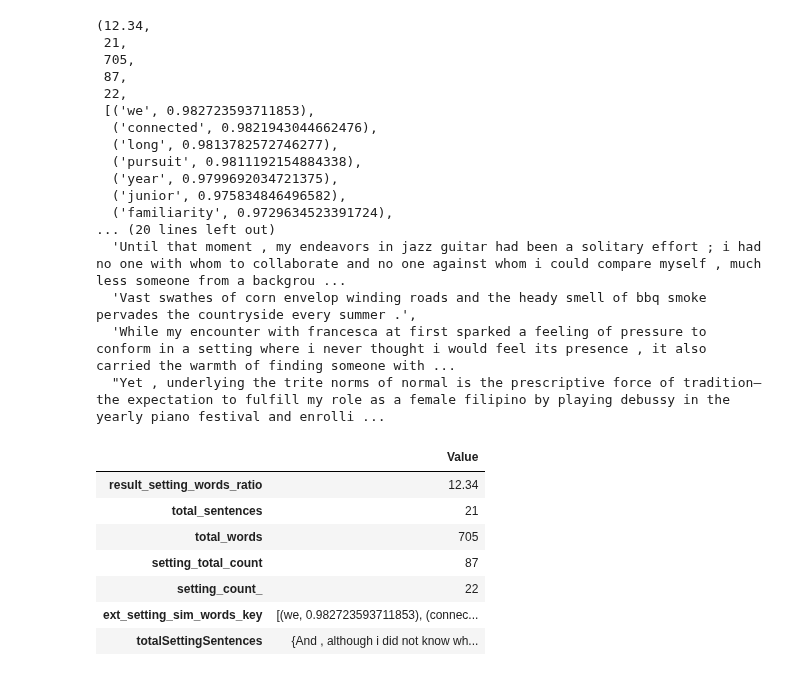
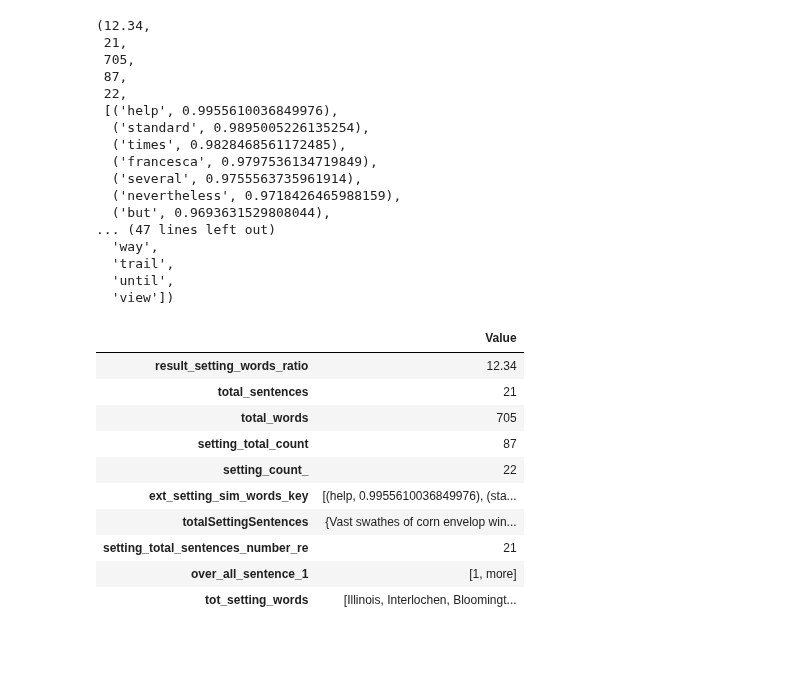
Before and after one commit to kwangilkimkenny/Story_Analysis, a Jupyter notebook: Accu-Critique/Setting/setting_for_dev.ipynb, the cells around one changed output. Cells and saved outputs as stored; diff of their text form; code cells hidden in the pictures; blank space fills up the shorter version.

```diff
--- a/Accu-Critique/Setting/setting_for_dev.ipynb
+++ b/Accu-Critique/Setting/setting_for_dev.ipynb
@@ -205,7 +208,7 @@ def Setting_analysis(text):
     extract_setting_words = list(find_setting_words(text))
 
     # 문장내 모든 셋팅 단어 추출
-    tot_setting_words = extract_setting_words + filtered_setting_text__
+    tot_setting_words = extract_setting_words[1] + filtered_setting_text__
 
     # 셋팅단어가 포함된 문장을 찾아내서 추출하기
     # if 셋팅단어가 문장에 있다면, 그 문장을 추출(.로 split한 문장 리스트)해서 리스트로 저장한다.
@@ -286,7 +289,7 @@ def Setting_analysis(text):
         # print('word_tokenized:', word_tokenized)
         # print(('capital_token_text_list:', capital_token_text_list))
 
-        # 캐릭터가 표현이 포함된 최종 문장의 리트스 추출
+        # 셋팅 표현이 포함된 최종 문장의 리트스 추출
         count_ct_item = 0
         included_character_exp = []
         for ct in capital_token_text_list:
@@ -305,16 +308,37 @@ def Setting_analysis(text):
         # 최종결과물 첫 글자 대문자로 복원
 
         # 최종 결과물 중복제거
-        result_origin = set(included_character_exp)
-        return result_origin
+        result_origin = set(included_character_exp) #셋팅 단어를 사용한 총 문장을 리스트로 출력
+        setting_total_sentences_number = len(result_origin) # 셋팅 단어가 발견된 총 문장수를 구하라
+        return result_origin, setting_total_sentences_number
     ####################################################################################
 
 
     # 셋팅 단어가 포함된 모든 문장을 추출
-
-    totalSettingSentences = find_original_sentence(lower_text_input, essay_input_corpus)
+    find_origin_result = find_original_sentence(lower_text_input, essay_input_corpus)
+    totalSettingSentences = find_origin_result[0]
     #print('totalSettingSentences:', totalSettingSentences)
 
+    # 셋팅 단어가 포함된 총 문장 수
+    setting_total_sentences_number_re = find_origin_result[1]
+    ####################################################################################
+    # 합격자들의 평균 셋팅문장 사용 수(임의로 설정, 나중에 평균값 계산해서 적용할 것)
+    setting_total_sentences_number_of_admitted_student = 20
+    ####################################################################################
+
+
+    # 문장생성 부분  - Overall Emphasis on Setting의 첫 문장값 계산
+
+    if setting_total_sentences_number_re > setting_total_sentences_number_of_admitted_student:
+        less_more_numb = abs(setting_total_sentences_number_re - setting_total_sentences_number_of_admitted_student)
+        over_all_sentence_1 = [less_more_numb, 'more']
+    elif setting_total_sentences_number_re < setting_total_sentences_number_of_admitted_student:
+        less_more_numb = abs(setting_total_sentences_number_re - setting_total_sentences_number_of_admitted_student)
+        over_all_sentence_1 = [less_more_numb, 'fewer']
+    elif setting_total_sentences_number_re == setting_total_sentences_number_of_admitted_student: # ??? 두값이 같을 경우
+        over_all_sentence_1 = ['a similar number of'] # ??????? 확인할 것
+    else:
+        pass
 
 
 
@@ -335,8 +359,11 @@ def Setting_analysis(text):
     # setting_count_ : # 중복제거된 setting표현 총 수
     # ext_setting_sim_words_key : 셋팅설정과 유사한 단어들 추출
     # totalSettingSentences : 셋팅 단어가 포함된 모든 문장을 추출
+    # setting_total_sentences_number_re : 셋팅 단어가 포함된 총 문장 수
+    # over_all_sentence_1 :문장생성
+    # tot_setting_words : 총 문장에서 셋팅 단어 추출
 
-    return result_setting_words_ratio, total_sentences, total_words, setting_total_count, setting_count_, ext_setting_sim_words_key, totalSettingSentences
+    return result_setting_words_ratio, total_sentences, total_words, setting_total_count, setting_count_, ext_setting_sim_words_key, totalSettingSentences, setting_total_sentences_number_re, over_all_sentence_1, tot_setting_words
 # %%
 df = Setting_analysis(input_text)
 df
@@ -346,36 +373,41 @@ df
  705,
  87,
  22,
- [('we', 0.982723593711853),
-  ('connected', 0.9821943044662476),
-  ('long', 0.9813782572746277),
-  ('pursuit', 0.9811192154884338),
-  ('year', 0.9799692034721375),
-  ('junior', 0.975834846496582),
-  ('familiarity', 0.9729634523391724),
-... (20 lines left out)
-  'Until that moment , my endeavors in jazz guitar had been a solitary effort ; i had no one with whom to collaborate and no one against whom i could compare myself , much less someone from a backgrou ...
-  'Vast swathes of corn envelop winding roads and the heady smell of bbq smoke pervades the countryside every summer .',
-  'While my encounter with francesca at first sparked a feeling of pressure to conform in a setting where i never thought i would feel its presence , it also carried the warmth of finding someone with ...
-  "Yet , underlying the trite norms of normal is the prescriptive force of tradition—the expectation to fulfill my role as a female filipino by playing debussy in the yearly piano festival and enrolli ...
+ [('help', 0.9955610036849976),
+  ('standard', 0.9895005226135254),
+  ('times', 0.9828468561172485),
+  ('francesca', 0.9797536134719849),
+  ('several', 0.9755563735961914),
+  ('nevertheless', 0.9718426465988159),
+  ('but', 0.9693631529808044),
+... (47 lines left out)
+  'way',
+  'trail',
+  'until',
+  'view'])
 # %%
 df_ = pd.DataFrame(df, index = [
-                                'result_setting_words_ratio', 'total_sentences', 'total_words', 'setting_total_count',
-                                'setting_count_', 'ext_setting_sim_words_key', 'totalSettingSentences'
+                                'result_setting_words_ratio', 'total_sentences', 'total_words',
+                                'setting_total_count', 'setting_count_', 'ext_setting_sim_words_key',
+                                'totalSettingSentences', 'setting_total_sentences_number_re', 'over_all_sentence_1',
+                                'tot_setting_words'
                                 ], columns = ['Value']
                   )
 
 # 데이터프레임 출력해봄
 df_
 # %% [output]
 |  | Value |
 | result_setting_words_ratio | 12.34 |
 | total_sentences | 21 |
 | total_words | 705 |
 | setting_total_count | 87 |
 | setting_count_ | 22 |
-| ext_setting_sim_words_key | [(we, 0.982723593711853), (connec... |
-| totalSettingSentences | {And , although i did not know wh... |
+| ext_setting_sim_words_key | [(help, 0.9955610036849976), (sta... |
+| totalSettingSentences | {Vast swathes of corn envelop win... |
+| setting_total_sentences_number_re | 21 |
+| over_all_sentence_1 | [1, more] |
+| tot_setting_words | [Illinois, Interlochen, Bloomingt... |
 # %%
 # Setting PPT 13p
 # Emphasis on Setting
```
Also changed, not shown: parts of 8 cells of this notebook.
